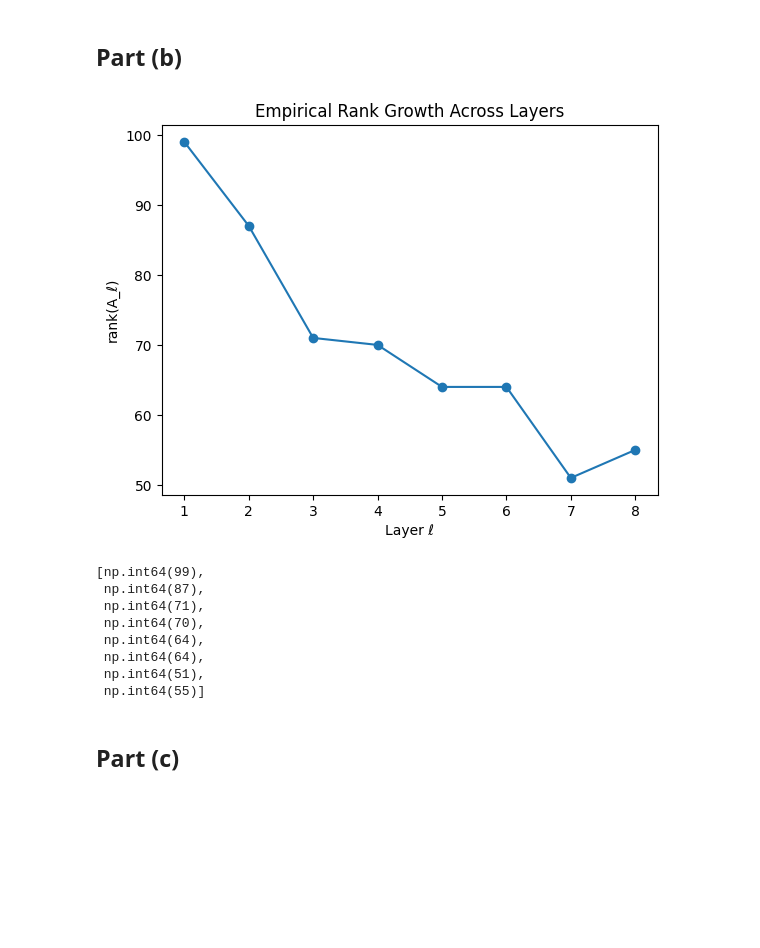
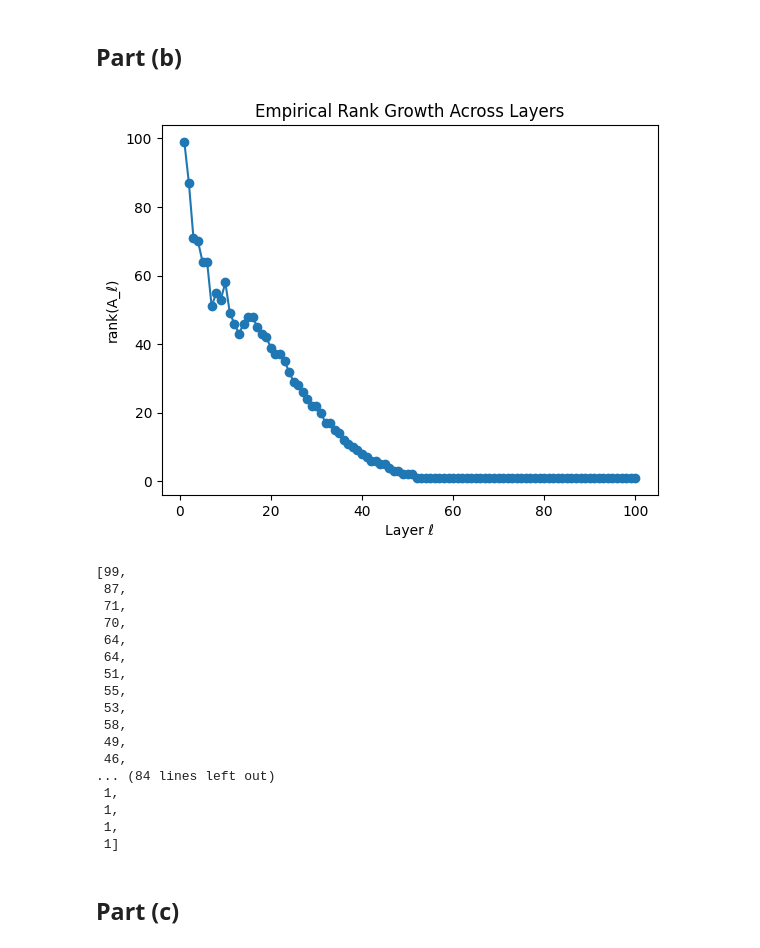
Before and after one commit to qndo1/math216B, a Jupyter notebook: HW1/p1.ipynb, the cells around one changed output. Drawn from its saved outputs; the diff is of its cells as text; code cells hidden in the pictures; blank space fills up the shorter version.

```diff
--- a/HW1/p1.ipynb
+++ b/HW1/p1.ipynb
@@ -71,22 +74,7 @@ for l, A in enumerate(A_list, start=1):
 # %% [markdown]
 ## Part (b)
 # %%
-import numpy as np
 import matplotlib.pyplot as plt
-
-# ReLU activation
-def relu(x):
-    return np.maximum(0, x)
-
-# Compute activation matrices for each layer
-def compute_activation_matrices(X, W_list, b_list):
-    A_list = []
-    Phi = X
-    for W, b in zip(W_list, b_list):
-        Z = W @ Phi + b
-        Phi = relu(Z)
-        A_list.append(Phi)
-    return A_list
 
 # Numerical rank using SVD with fixed tolerance
 def numerical_rank(A, tol=1e-6):
@@ -99,45 +87,54 @@ np.random.seed(4)
 d = 20          # input dimension
 N = 200         # number of data points
 width = 100     # hidden layer width
-L = 8           # number of layers
+L = 100           # number of layers
 
 # Dataset
 X = np.random.randn(d, N)
 
 # Random network parameters
 W_list = []
 b_list = []
 prev_dim = d
 for _ in range(L):
     W_list.append(np.random.randn(width, prev_dim) / np.sqrt(prev_dim))
     b_list.append(np.random.randn(width, 1))
     prev_dim = width
 
 # Compute activations
 A_list = compute_activation_matrices(X, W_list, b_list)
 
 # Compute ranks
 ranks = [numerical_rank(A) for A in A_list]
 
 # Plot
 plt.figure()
 plt.plot(range(1, L+1), ranks, marker='o')
 plt.xlabel("Layer ℓ")
 plt.ylabel("rank(A_ℓ)")
 plt.title("Empirical Rank Growth Across Layers")
 plt.show()
 
 ranks
 # %% [output]
-[figure, old version]
+[figure, new version]
-[np.int64(99),
- np.int64(87),
- np.int64(71),
- np.int64(70),
- np.int64(64),
- np.int64(64),
- np.int64(51),
- np.int64(55)]
+[99,
+ 87,
+ 71,
+ 70,
+ 64,
+ 64,
+ 51,
+ 55,
+ 53,
+ 58,
+ 49,
+ 46,
+... (84 lines left out)
+ 1,
+ 1,
+ 1,
+ 1]
 # %% [markdown]
 ## Part (c)
 # %%
```
Also changed, not shown: parts of 4 cells of this notebook, 3 other files.
